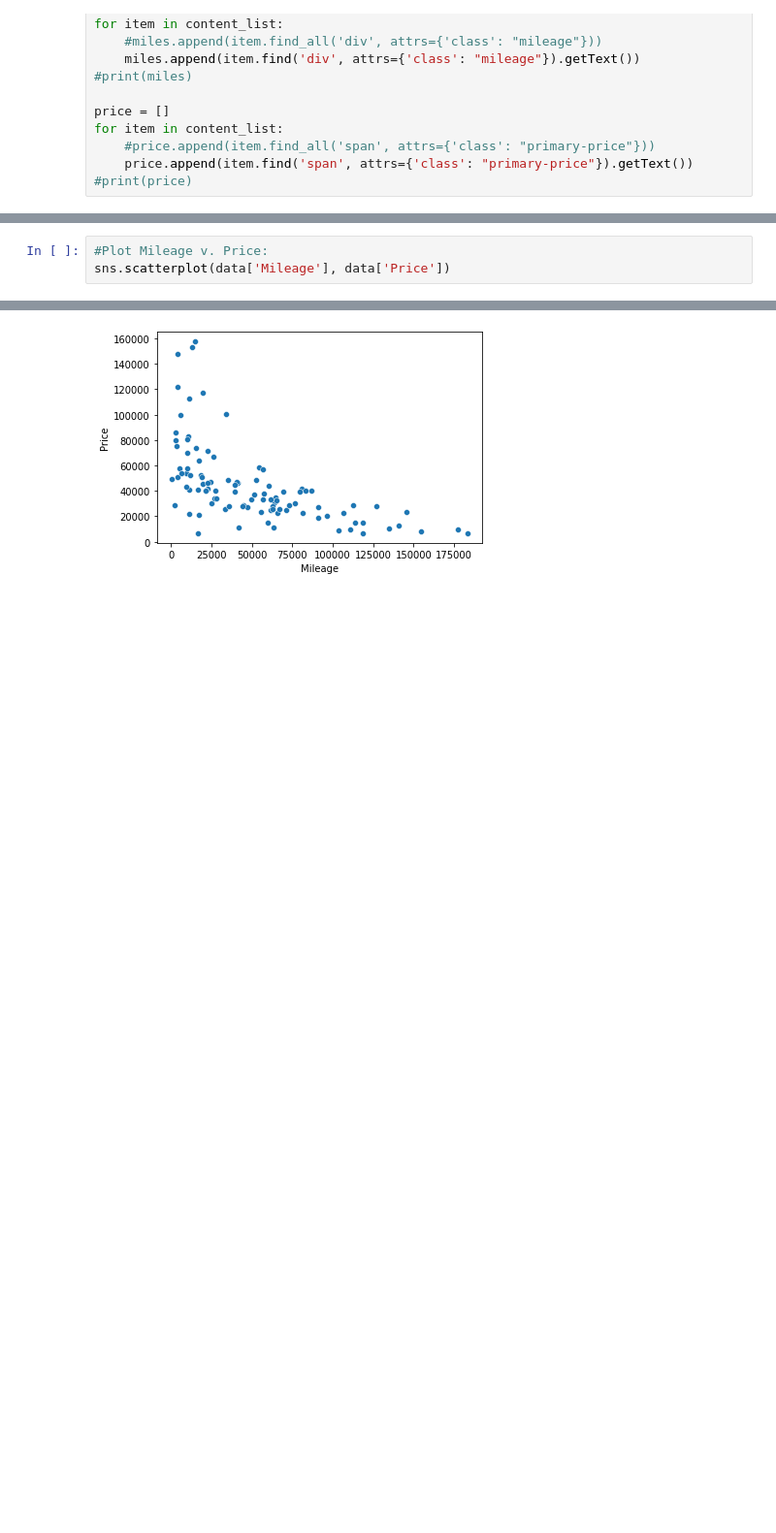
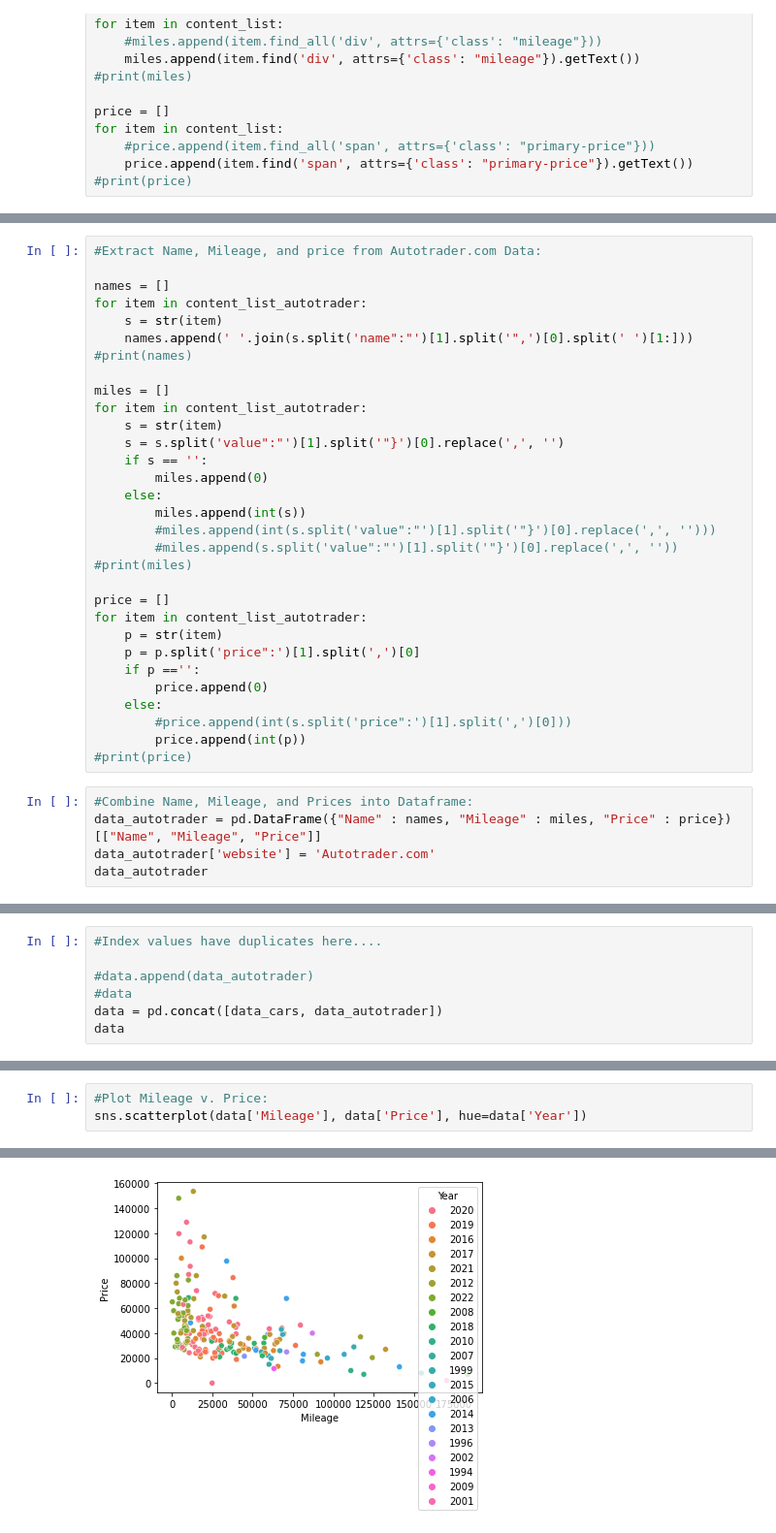
Before and after one commit to spooknewt/tools1_project_TG_AM, a Jupyter notebook: used_cars_project.ipynb, the cells around one changed output, grey strips where cells are left out. Shown at 97% size. Saved outputs shown, nothing was run; the diff lists cells and outputs as text; blank space fills up the shorter version.

Commit message:
added Tesla to Car_Manufactures.txt and added code to pull from Autotrader.com to used_cars_project.ipynb

```diff
--- a/used_cars_project.ipynb
+++ b/used_cars_project.ipynb
@@ -107,0 +146,36 @@ data['Price'] = data['Price'].apply(price)
+# %%
+#Extract Name, Mileage, and price from Autotrader.com Data:
+
+names = []
+for item in content_list_autotrader:
+    s = str(item)
+    names.append(' '.join(s.split('name":"')[1].split('",')[0].split(' ')[1:]))
+#print(names)
+
+miles = []
+for item in content_list_autotrader:
+    s = str(item)
+    s = s.split('value":"')[1].split('"}')[0].replace(',', '')
+    if s == '':
+        miles.append(0)
+    else:
+        miles.append(int(s))
+        #miles.append(int(s.split('value":"')[1].split('"}')[0].replace(',', '')))
+        #miles.append(s.split('value":"')[1].split('"}')[0].replace(',', ''))
+#print(miles)
+
+price = []
+for item in content_list_autotrader:
+    p = str(item)
+    p = p.split('price":')[1].split(',')[0]
+    if p =='':
+        price.append(0)
+    else:
+        #price.append(int(s.split('price":')[1].split(',')[0]))
+        price.append(int(p))
+#print(price)
+# %%
+#Combine Name, Mileage, and Prices into Dataframe:
+data_autotrader = pd.DataFrame({"Name" : names, "Mileage" : miles, "Price" : price})[["Name", "Mileage", "Price"]]
+data_autotrader['website'] = 'Autotrader.com'
+data_autotrader
@@ -107,0 +198,7 @@ data['Price'] = data['Price'].apply(price)
+# %%
+#Index values have duplicates here....
+
+#data.append(data_autotrader)
+#data
+data = pd.concat([data_cars, data_autotrader])
+data
@@ -186,7 +296,7 @@ data
 # %%
 #Plot Mileage v. Price:
-sns.scatterplot(data['Mileage'], data['Price'])
+sns.scatterplot(data['Mileage'], data['Price'], hue=data['Year'])
 # %% [output]
 <AxesSubplot:xlabel='Mileage', ylabel='Price'>
-[figure, old version]
+[figure, new version]
 # %%
```
Also changed, not shown: parts of 27 cells of this notebook, 1 other file.
